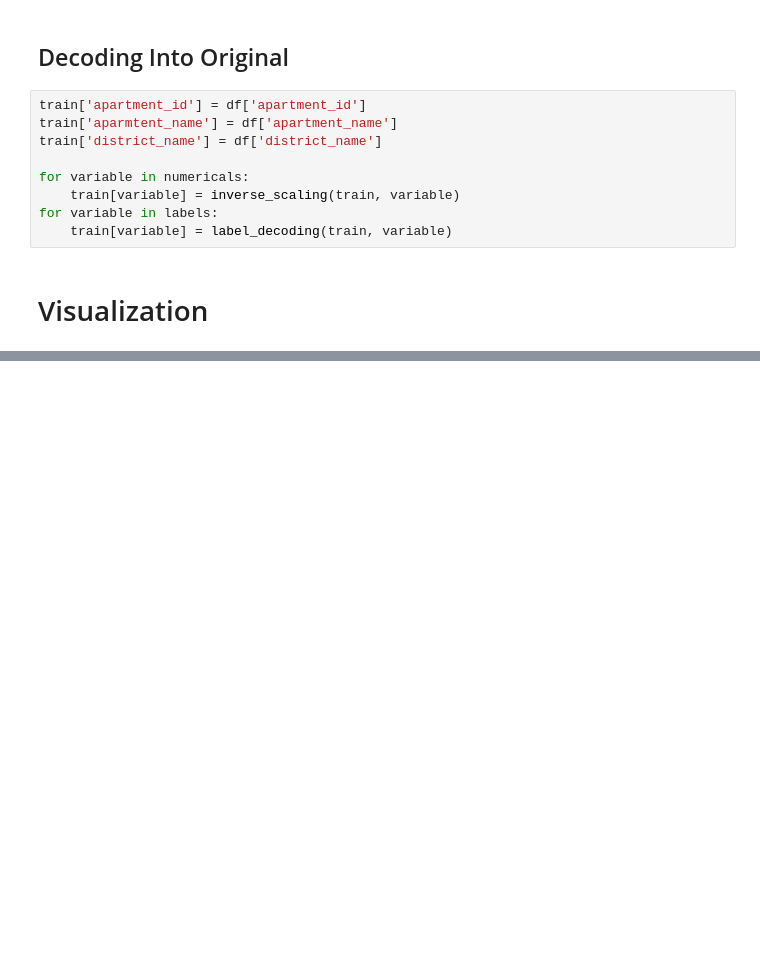
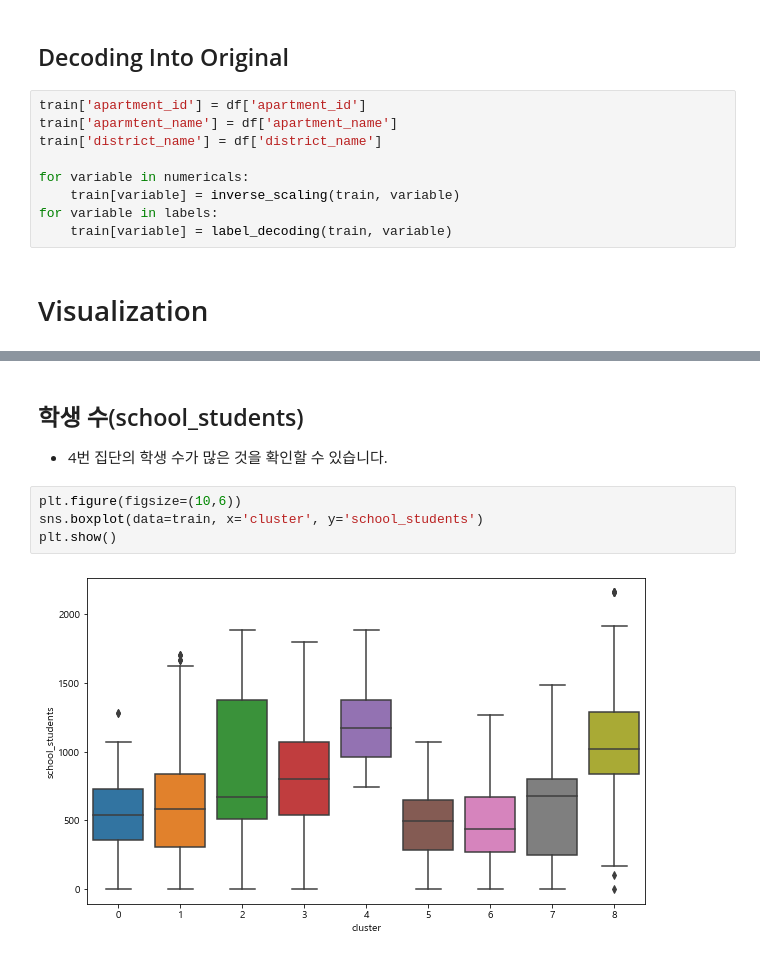
Before and after one commit to whoareyouwhoami/ProjectCasa, a Jupyter notebook: Modeling/02_K-Prototype_Clustering.ipynb, the cells around one changed output, grey strips where cells are left out. Drawn from its saved outputs; the diff is of its cells as text; blank space fills up the shorter version.

```diff
--- a/Modeling/02_K-Prototype_Clustering.ipynb
+++ b/Modeling/02_K-Prototype_Clustering.ipynb
@@ -174,0 +261,9 @@ for variable in labels:
+# %% [markdown]
+## 학생 수(school_students)
+- 4번 집단의 학생 수가 많은 것을 확인할 수 있습니다.
+# %%
+plt.figure(figsize=(10,6))
+sns.boxplot(data=train, x='cluster', y='school_students')
+plt.show()
+# %% [output]
+[figure, added]
```
Also changed, not shown: parts of 15 cells of this notebook, 3 other files.
